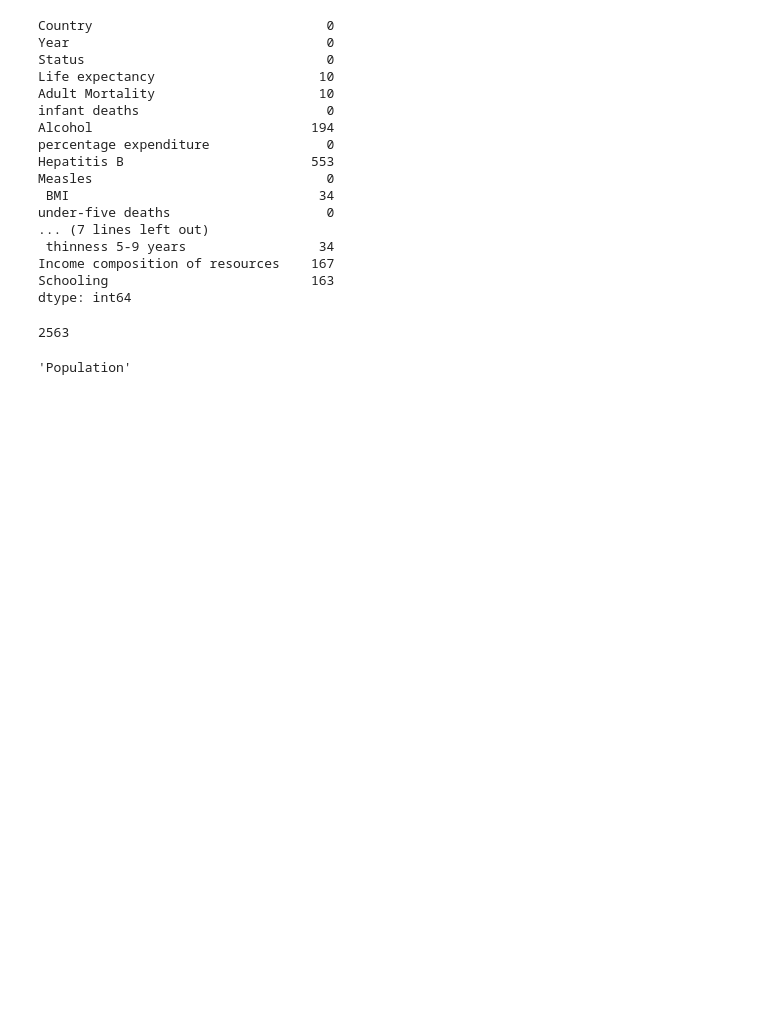
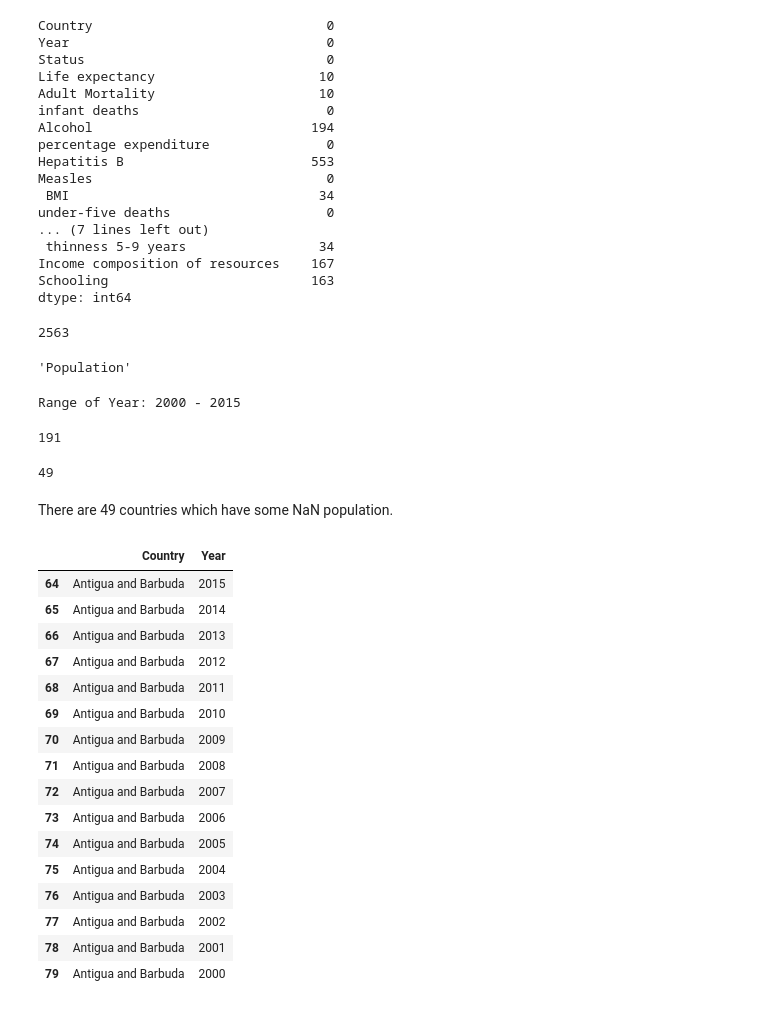
Before and after one commit to PVineeth/lifeexp_ml, a Jupyter notebook: Data_Analysis.ipynb, the cells around one changed output. Drawn from its saved outputs; the diff is of its cells as text; code cells hidden in the pictures; blank space fills up the shorter version.

Commit message:
Analysis till NaN Population

```diff
--- a/Data_Analysis.ipynb
+++ b/Data_Analysis.ipynb
@@ -70,3 +70,47 @@ data.isnull().sum().sum()
 data.isnull().sum().idxmax()
 # %% [output]
 'Population'
+# %%
+# Replace data in 'Population' column
+# First find the minimum year in the dataset
+min_year = data['Year'].min()
+max_year = data['Year'].max()
+print("Range of Year:", min_year, "-", max_year)
+# %% [output]
+Range of Year: 2000 - 2015
+# %%
+# So we have to collect NaN data from 2000 - 2015 for 191 countries
+len(null_data['Country'].unique())
+# %% [output]
+191
+# %%
+# What are the countries which have NaN Population?
+nan_countries = data[data['Population'].isnull()]
+len(nan_countries['Country'].unique())
+# There are 49 countries which have some NaN population.
+# %% [output]
+49
+# %% [markdown]
+There are 49 countries which have some NaN population.
+# %%
+nan_countries_arr = nan_countries[['Country','Year']]
+nan_countries_arr
+nan_countries_arr.loc[null_data['Country'] == "Antigua and Barbuda"]
+# %% [output]
+|  | Country | Year |
+| 64 | Antigua and Barbuda | 2015 |
+| 65 | Antigua and Barbuda | 2014 |
+| 66 | Antigua and Barbuda | 2013 |
+| 67 | Antigua and Barbuda | 2012 |
+| 68 | Antigua and Barbuda | 2011 |
+| 69 | Antigua and Barbuda | 2010 |
+| 70 | Antigua and Barbuda | 2009 |
+| 71 | Antigua and Barbuda | 2008 |
+| 72 | Antigua and Barbuda | 2007 |
+| 73 | Antigua and Barbuda | 2006 |
+| 74 | Antigua and Barbuda | 2005 |
+| 75 | Antigua and Barbuda | 2004 |
+| 76 | Antigua and Barbuda | 2003 |
+| 77 | Antigua and Barbuda | 2002 |
+| 78 | Antigua and Barbuda | 2001 |
+| 79 | Antigua and Barbuda | 2000 |
```
Also changed, not shown: parts of 4 cells of this notebook, 2 other files.
